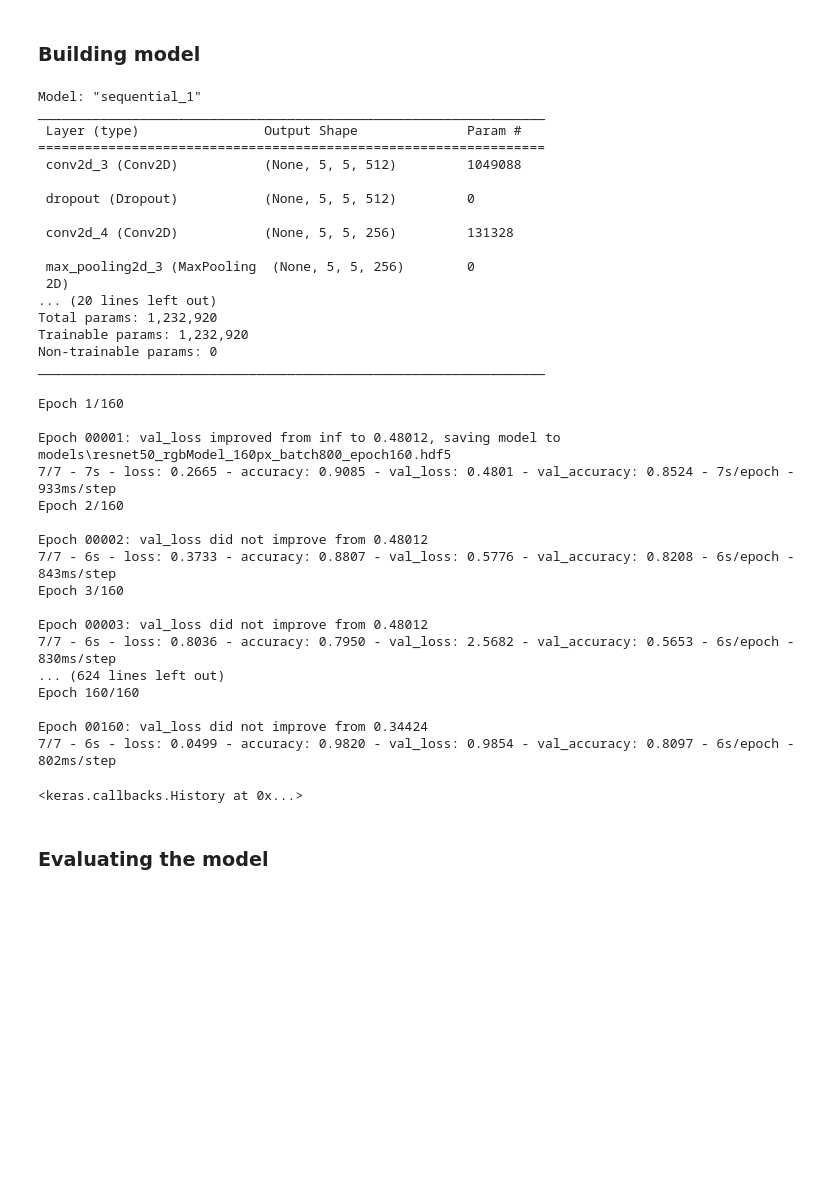
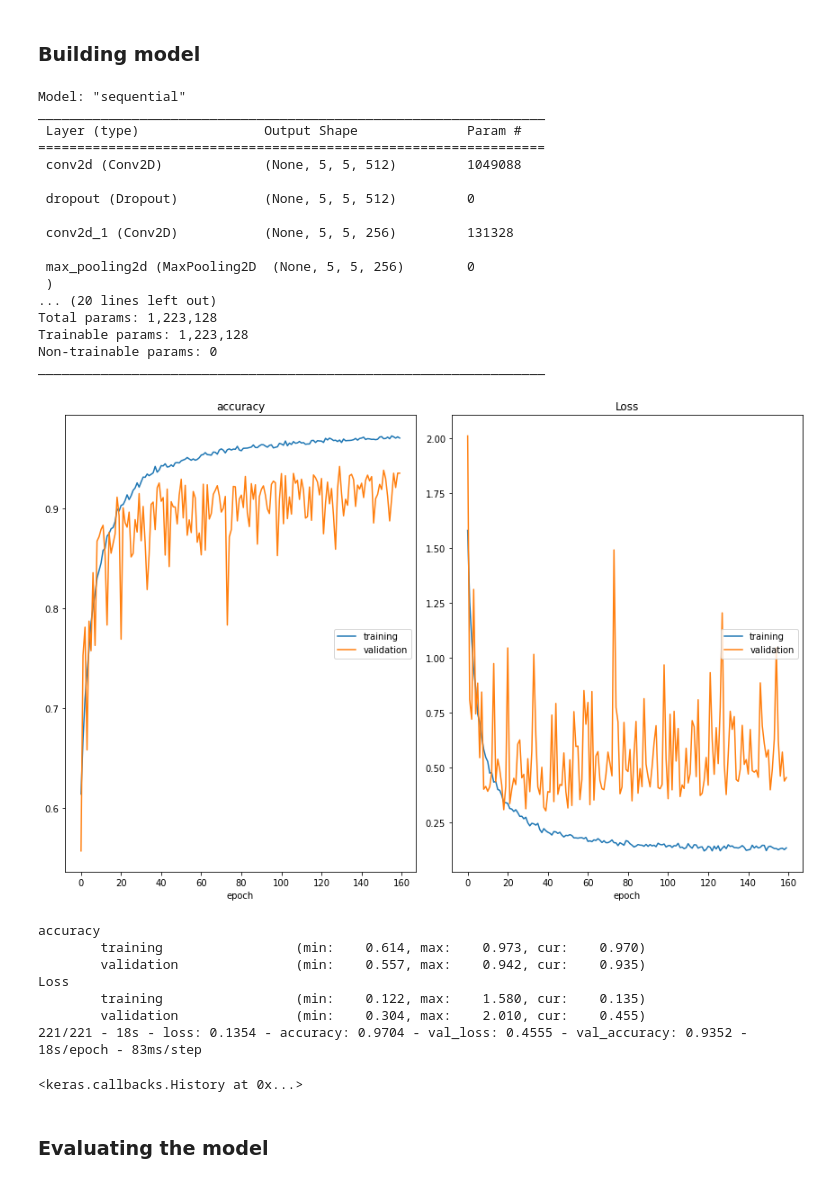
Before and after one commit to mir-rahsin-mulk/ASL-fingerspelling, a Jupyter notebook: ASLPython/asl_recognition.ipynb, the cells around one changed output. Saved outputs shown, nothing was run; the diff lists cells and outputs as text; code cells hidden in the pictures; blank space fills up the shorter version.

```diff
--- a/ASLPython/asl_recognition.ipynb
+++ b/ASLPython/asl_recognition.ipynb
@@ -276,8 +278,8 @@ Test accuracy: 71.6961%
 # %% [markdown]
 ### Preparing the model
 # %%
-# Define image size to use for given model
-n_pixels = 160
+#  Define image size to use for given model
+n_pixels = 224
 # Define a model name for records
 model_name ='rgbModel_{}px'.format(n_pixels) if is_rgb else 'model_{}px'.format(n_pixels)
 # %%
@@ -441,7 +443,7 @@ model.add(Conv2D(filters=128, kernel_size=1))
 model.add(MaxPooling2D(pool_size=1))
 model.add(Dropout(0.2))
 
-model.add(Conv2D(filters=128, kernel_size=1))
+model.add(Conv2D(filters=64, kernel_size=1))
 
 model.add(GlobalAveragePooling2D())
 model.add(Dropout(0.3))
@@ -451,54 +453,47 @@ model.summary()
 
 model.compile(loss='categorical_crossentropy', optimizer='rmsprop', metrics=['accuracy'])
 # %% [output]
-Model: "sequential_1"
+Model: "sequential"
 _________________________________________________________________
  Layer (type)                Output Shape              Param #
 =================================================================
- conv2d_3 (Conv2D)           (None, 5, 5, 512)         1049088
+ conv2d (Conv2D)             (None, 5, 5, 512)         1049088
 
  dropout (Dropout)           (None, 5, 5, 512)         0
 
- conv2d_4 (Conv2D)           (None, 5, 5, 256)         131328
+ conv2d_1 (Conv2D)           (None, 5, 5, 256)         131328
 
- max_pooling2d_3 (MaxPooling  (None, 5, 5, 256)        0
- 2D)
+ max_pooling2d (MaxPooling2D  (None, 5, 5, 256)        0
+ )
 ... (20 lines left out)
-Total params: 1,232,920
-Trainable params: 1,232,920
+Total params: 1,223,128
+Trainable params: 1,223,128
 Non-trainable params: 0
 _________________________________________________________________
 # %%
+from livelossplot import PlotLossesKeras
+
 epochs = 160
-batchsize = 800
+batchsize = 64
 model_details = 'resnet50_{}_batch{}_epoch{}'.format(model_name,batchsize,epochs)
 model_weights_path = '{}/{}.hdf5'.format(models_dir,model_details)
 
 checkpointer = ModelCheckpoint(filepath=model_weights_path,
                                verbose=1, save_best_only=True)
 
 model.fit(features, targets, batch_size=batchsize, epochs=epochs,
           validation_data=(features_valid, valid_targets),
           callbacks=[checkpointer, PlotLossesKeras()],
           verbose=2, shuffle=True)
 # %% [output]
+[figure, added]
-Epoch 1/160
-
-Epoch 00001: val_loss improved from inf to 0.48012, saving model to models\resnet50_rgbModel_160px_batch800_epoch160.hdf5
-7/7 - 7s - loss: 0.2665 - accuracy: 0.9085 - val_loss: 0.4801 - val_accuracy: 0.8524 - 7s/epoch - 933ms/step
-Epoch 2/160
-
-Epoch 00002: val_loss did not improve from 0.48012
-7/7 - 6s - loss: 0.3733 - accuracy: 0.8807 - val_loss: 0.5776 - val_accuracy: 0.8208 - 6s/epoch - 843ms/step
-Epoch 3/160
-
-Epoch 00003: val_loss did not improve from 0.48012
-7/7 - 6s - loss: 0.8036 - accuracy: 0.7950 - val_loss: 2.5682 - val_accuracy: 0.5653 - 6s/epoch - 830ms/step
-... (624 lines left out)
-Epoch 160/160
-
-Epoch 00160: val_loss did not improve from 0.34424
-7/7 - 6s - loss: 0.0499 - accuracy: 0.9820 - val_loss: 0.9854 - val_accuracy: 0.8097 - 6s/epoch - 802ms/step
+accuracy
+        training                 (min:    0.614, max:    0.973, cur:    0.970)
+        validation               (min:    0.557, max:    0.942, cur:    0.935)
+Loss
+        training                 (min:    0.122, max:    1.580, cur:    0.135)
+        validation               (min:    0.304, max:    2.010, cur:    0.455)
+221/221 - 18s - loss: 0.1354 - accuracy: 0.9704 - val_loss: 0.4555 - val_accuracy: 0.9352 - 18s/epoch - 83ms/step
 <keras.callbacks.History at 0x...>
 # %% [markdown]
 ### Evaluating the model
```
Also changed, not shown: parts of 30 cells of this notebook, 14 other files.
